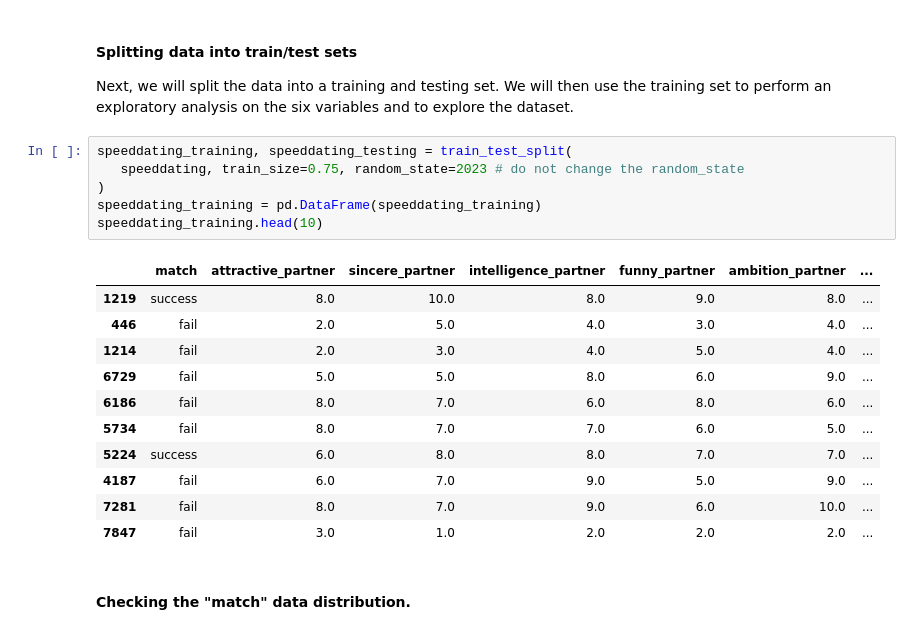
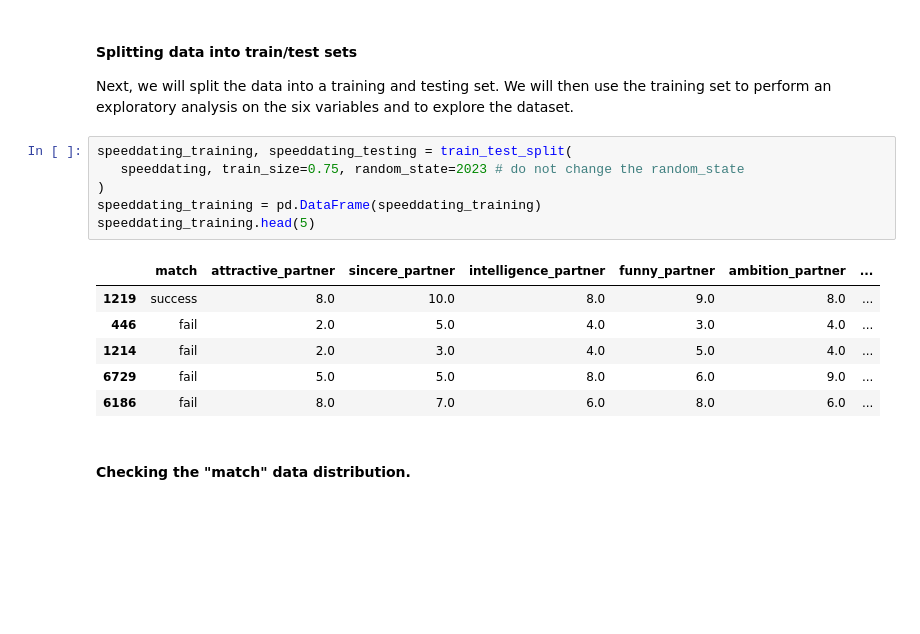
Before and after one commit to mkimur02/final_project_dsci100, a Jupyter notebook: Untitled.ipynb, the cells around one changed output. Drawn from its saved outputs; the diff is of its cells as text; blank space fills up the shorter version.

```diff
--- a/Untitled.ipynb
+++ b/Untitled.ipynb
@@ -76,21 +65,16 @@ Next, we will split the data into a training and testing set. We will then use t
 # %%
 speeddating_training, speeddating_testing = train_test_split(
    speeddating, train_size=0.75, random_state=2023 # do not change the random_state
 )
 speeddating_training = pd.DataFrame(speeddating_training)
-speeddating_training.head(10)
+speeddating_training.head(5)
 # %% [output]
 |  | match | attractive_partner | sincere_partner | intelligence_partner | funny_partner | ambition_partner | ... |
 | 1219 | success | 8.0 | 10.0 | 8.0 | 9.0 | 8.0 | ... |
 | 446 | fail | 2.0 | 5.0 | 4.0 | 3.0 | 4.0 | ... |
 | 1214 | fail | 2.0 | 3.0 | 4.0 | 5.0 | 4.0 | ... |
 | 6729 | fail | 5.0 | 5.0 | 8.0 | 6.0 | 9.0 | ... |
 | 6186 | fail | 8.0 | 7.0 | 6.0 | 8.0 | 6.0 | ... |
-| 5734 | fail | 8.0 | 7.0 | 7.0 | 6.0 | 5.0 | ... |
-| 5224 | success | 6.0 | 8.0 | 8.0 | 7.0 | 7.0 | ... |
-| 4187 | fail | 6.0 | 7.0 | 9.0 | 5.0 | 9.0 | ... |
-| 7281 | fail | 8.0 | 7.0 | 9.0 | 6.0 | 10.0 | ... |
-| 7847 | fail | 3.0 | 1.0 | 2.0 | 2.0 | 2.0 | ... |
 # %% [markdown]
 #### Checking the "match" data distribution.
 # %%
```
Also changed, not shown: parts of 3 cells of this notebook.
